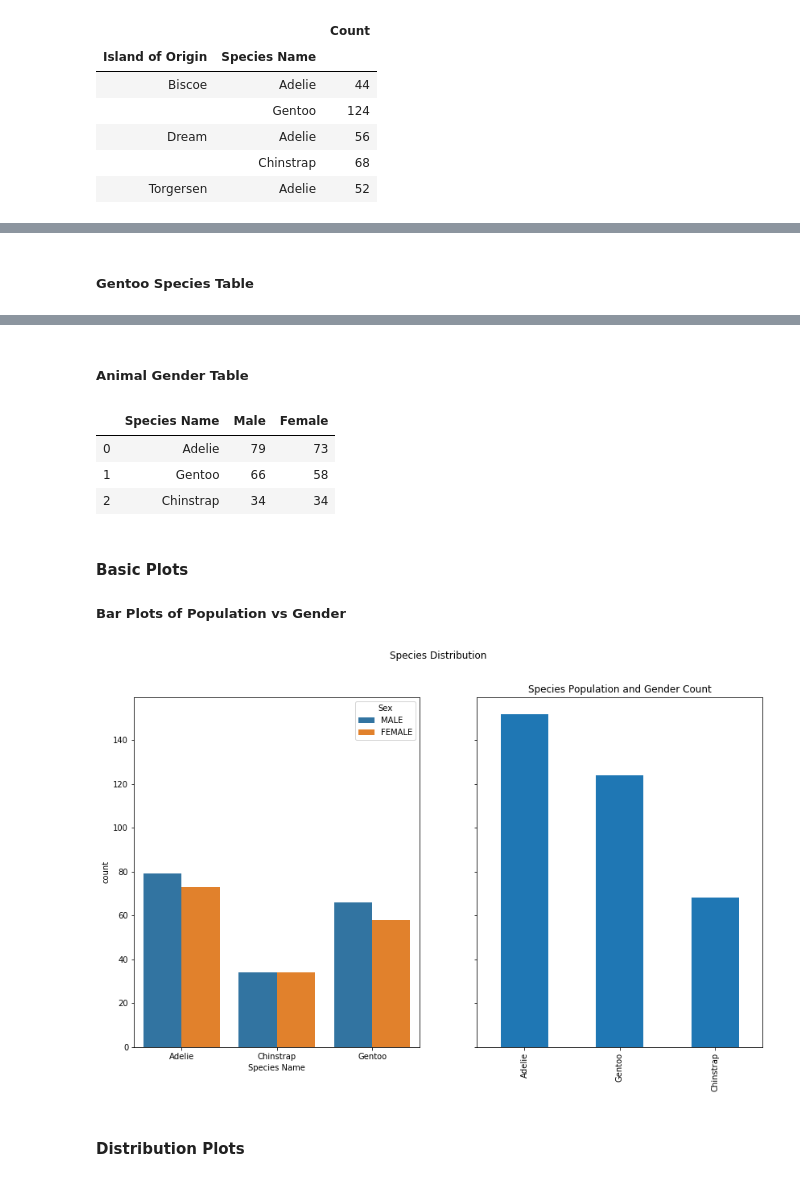
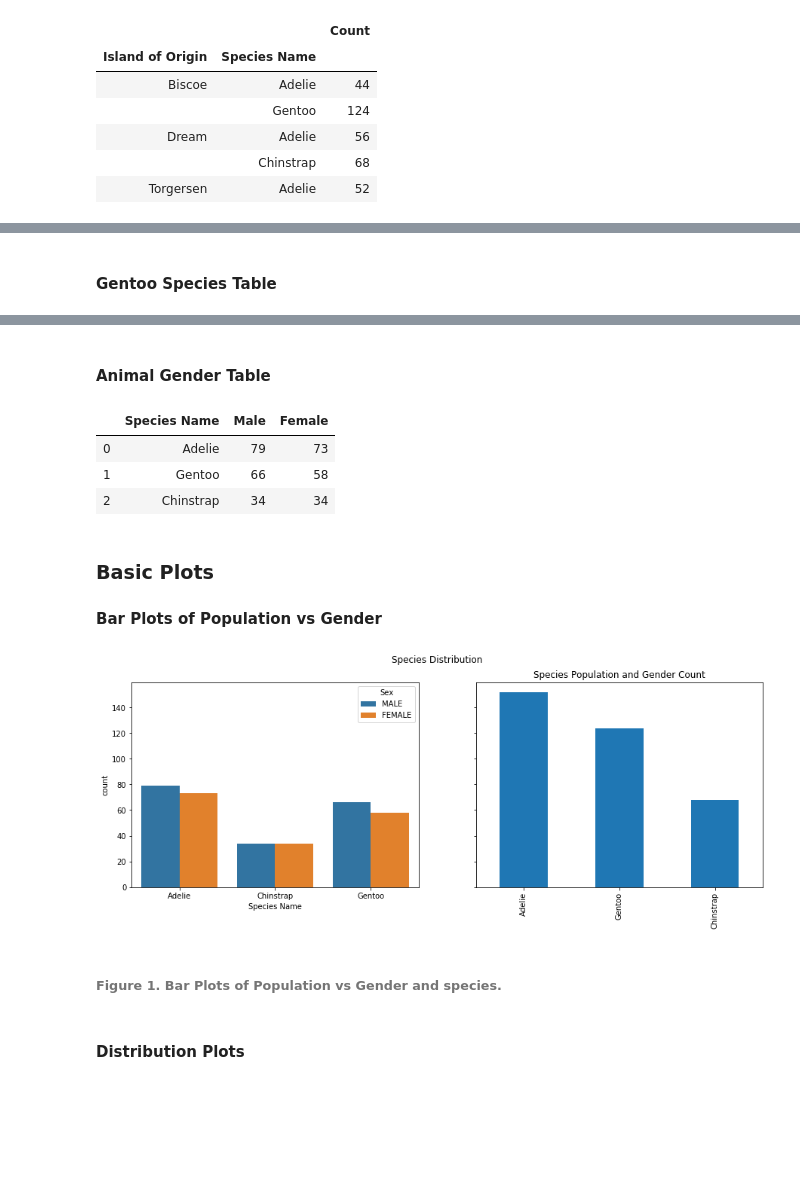
Before and after one commit to Tlacateccatl/Animal-Data-Visualization-Exploratory-Data-Analysis, a Jupyter notebook: PenguinCode.ipynb, the cells around one changed output, grey strips where cells are left out. Saved outputs shown, nothing was run; the diff lists cells and outputs as text; code cells hidden in the pictures; blank space fills up the shorter version.

```diff
--- a/PenguinCode.ipynb
+++ b/PenguinCode.ipynb
@@ -151,7 +152,7 @@ chinstrapSpeciesDf.head()
 | 3 | Chinstrap | Dream | 45.4 | 18.7 | 188.0 | 3525.0 | FEMALE |
 | 4 | Chinstrap | Dream | 52.7 | 19.8 | 197.0 | 3725.0 | MALE |
 # %% [markdown]
-##### Gentoo Species Table
+#### Gentoo Species Table
 # %%
 gentooSpeciesDf = animalsDf[animalsDf["Species Name"] == "Gentoo"].reset_index(drop=True)
 gentooSpeciesDf.head()
@@ -163,7 +164,7 @@ gentooSpeciesDf.head()
 | 3 | Gentoo | Biscoe | 50.0 | 15.2 | 218.0 | 5700.0 | MALE |
 | 4 | Gentoo | Biscoe | 47.6 | 14.5 | 215.0 | 5400.0 | MALE |
 # %% [markdown]
-##### Animal Gender Table
+#### Animal Gender Table
 # %%
 male = (pd.DataFrame(animalsDf[animalsDf["Sex"] == "MALE"][["Species Name", "Sex"]].groupby("Species Name")["Sex"].count()).sort_values("Sex", ascending=False).reset_index().rename(columns={"Sex": "Male"}))
 female = (pd.DataFrame(animalsDf[animalsDf["Sex"] == "FEMALE"][["Species Name", "Sex"]].groupby("Species Name")["Sex"].count()).sort_values("Sex", ascending=False).reset_index().rename(columns={"Sex": "Female"}))
@@ -176,15 +177,17 @@ speciesSex
 | 1 | Gentoo | 66 | 58 |
 | 2 | Chinstrap | 34 | 34 |
 # %% [markdown]
-#### Basic Plots
-##### Bar Plots of Population vs Gender
+### Basic Plots
+#### Bar Plots of Population vs Gender
 # %%
 fig, ax = plt.subplots(1, 2, figsize=(15, 5), sharey=True)
 fig.suptitle('Species Distribution')
 sns.countplot(data=animalsDf, x='Species Name', hue='Sex', ax=ax[0])
-ax[1] = animalsDf['Species Name'].value_counts().plot(kind='bar', figsize=(14,8), title="Species Population and Gender Count")
+ax[1] = animalsDf['Species Name'].value_counts().plot(kind='bar', figsize=(15,5), title="Species Population and Gender Count")
 # %% [output]
-[figure, old version]
+[figure, new version]
+# %% [markdown]
+###### **Figure 1.** Bar Plots of Population vs Gender and species.
 # %% [markdown]
 #### Distribution Plots
 # %%
```
Also changed, not shown: parts of 25 cells of this notebook.
